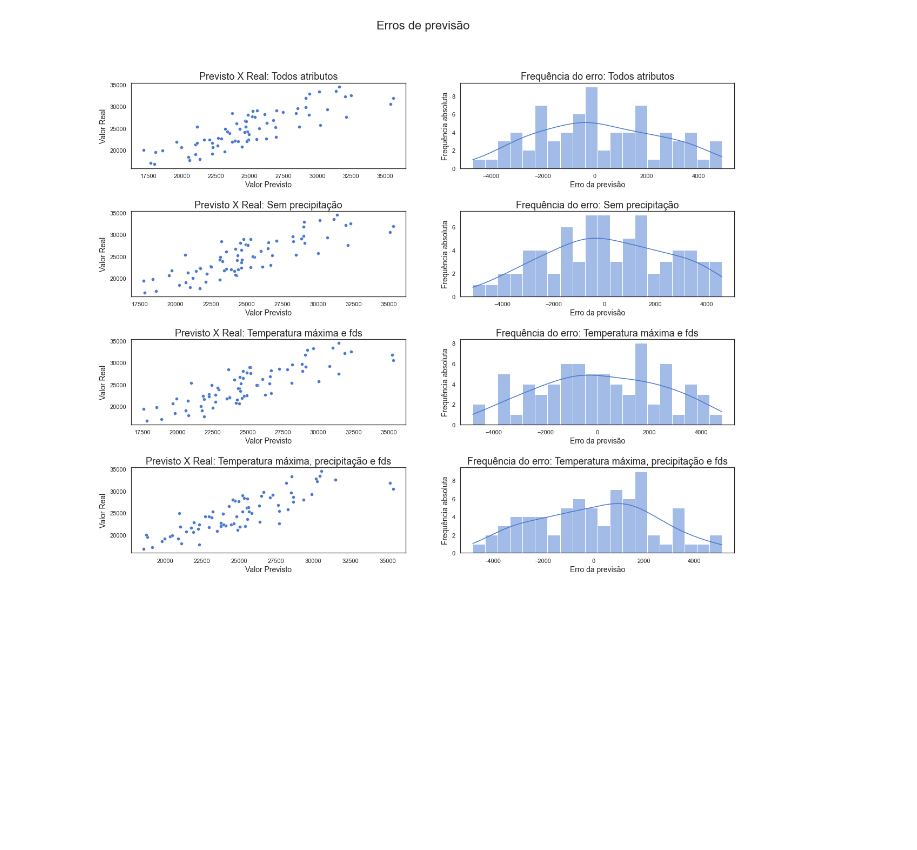
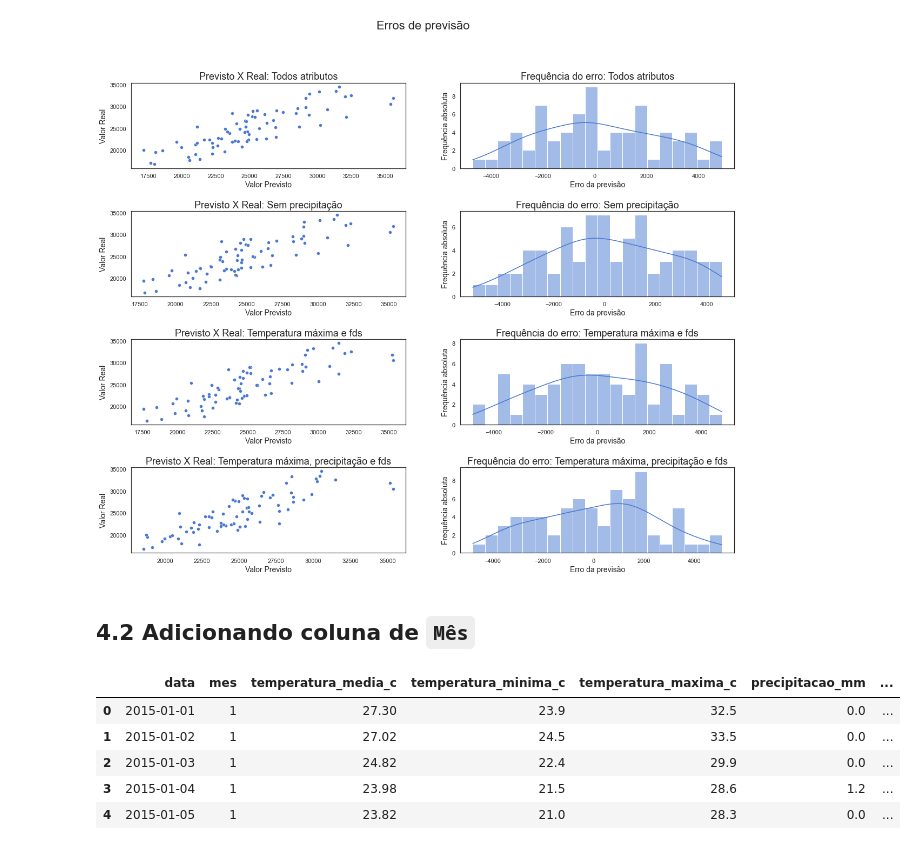
Before and after one commit to ciencia-dados-ifsp-grupo5/Beer-Consumption, a Jupyter notebook: Beer_Consumption.ipynb, the cells around one changed output. Drawn from its saved outputs; the diff is of its cells as text; code cells hidden in the pictures; blank space fills up the shorter version.

```diff
--- a/Beer_Consumption.ipynb
+++ b/Beer_Consumption.ipynb
@@ -362,3 +362,22 @@ fig.suptitle('Erros de previsão', fontsize=22)
 # %% [output]
 Text(0.5, 0.98, 'Erros de previsão')
 [figure]
+# %% [markdown]
+## 4.2 Adicionando coluna de `Mês`
+# %%
+# Adicionando coluna mês
+dados['mes'] = dados.data.dt.month
+
+# Reordenando colunas
+cols = dados.columns.tolist()
+cols = cols[0:1] + cols[-1:] + cols[1:-1]
+dados = dados[cols]
+
+dados.head()
+# %% [output]
+|  | data | mes | temperatura_media_c | temperatura_minima_c | temperatura_maxima_c | precipitacao_mm | ... |
+| 0 | 2015-01-01 | 1 | 27.30 | 23.9 | 32.5 | 0.0 | ... |
+| 1 | 2015-01-02 | 1 | 27.02 | 24.5 | 33.5 | 0.0 | ... |
+| 2 | 2015-01-03 | 1 | 24.82 | 22.4 | 29.9 | 0.0 | ... |
+| 3 | 2015-01-04 | 1 | 23.98 | 21.5 | 28.6 | 1.2 | ... |
+| 4 | 2015-01-05 | 1 | 23.82 | 21.0 | 28.3 | 0.0 | ... |
```
Also changed, not shown: parts of 5 cells of this notebook.
